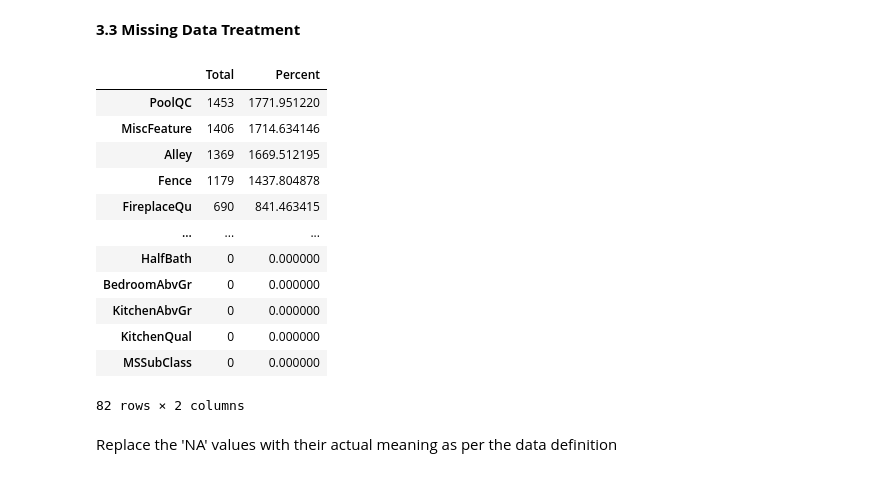
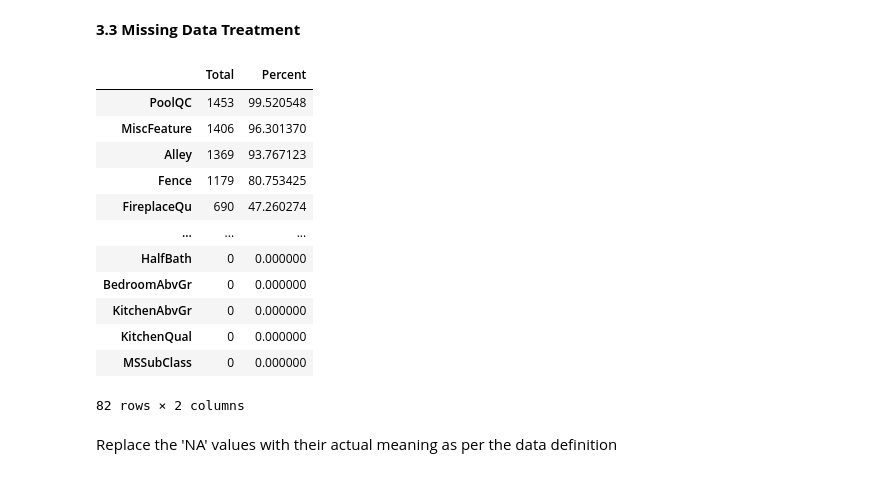
Before and after one commit to begumzubeda64/PGA02_Zubu, a Jupyter notebook: Machine Learning Models/PCA/House price - PCA.ipynb, the cells around one changed output. Saved outputs shown, nothing was run; the diff lists cells and outputs as text; code cells hidden in the pictures.

```diff
--- a/Machine Learning Models/PCA/House price - PCA.ipynb
+++ b/Machine Learning Models/PCA/House price - PCA.ipynb
@@ -138,23 +138,23 @@ raw_data.shape
 # %%
 # sorting variables on the basis of null values
 # 'ascending = False' sorts values in descending order
 Total = raw_data.isnull().sum().sort_values(ascending=False)
 
 # percentage  of missing values
-Percent = (raw_data.isnull().sum() * 100 / raw_data.isnull().sum().count()).sort_values(ascending=False)
+Percent = (raw_data.isnull().sum() * 100 / raw_data.shape[0]).sort_values(ascending=False)
 
 # concat the 'Total' and 'Percent' columns using 'concat' function
 # 'keys' is the list of column names
 # 'axis = 1' concats along the columns
 missing_data = pd.concat([Total, Percent], axis=1, keys=['Total', 'Percent'])
 missing_data
 # %% [output]
 |  | Total | Percent |
-| PoolQC | 1453 | 1771.951220 |
-| MiscFeature | 1406 | 1714.634146 |
-| Alley | 1369 | 1669.512195 |
-| Fence | 1179 | 1437.804878 |
-| FireplaceQu | 690 | 841.463415 |
+| PoolQC | 1453 | 99.520548 |
+| MiscFeature | 1406 | 96.301370 |
+| Alley | 1369 | 93.767123 |
+| Fence | 1179 | 80.753425 |
+| FireplaceQu | 690 | 47.260274 |
 | ... | ... | ... |
 | HalfBath | 0 | 0.000000 |
 | BedroomAbvGr | 0 | 0.000000 |
```
Also changed, not shown: parts of 6 cells of this notebook.
